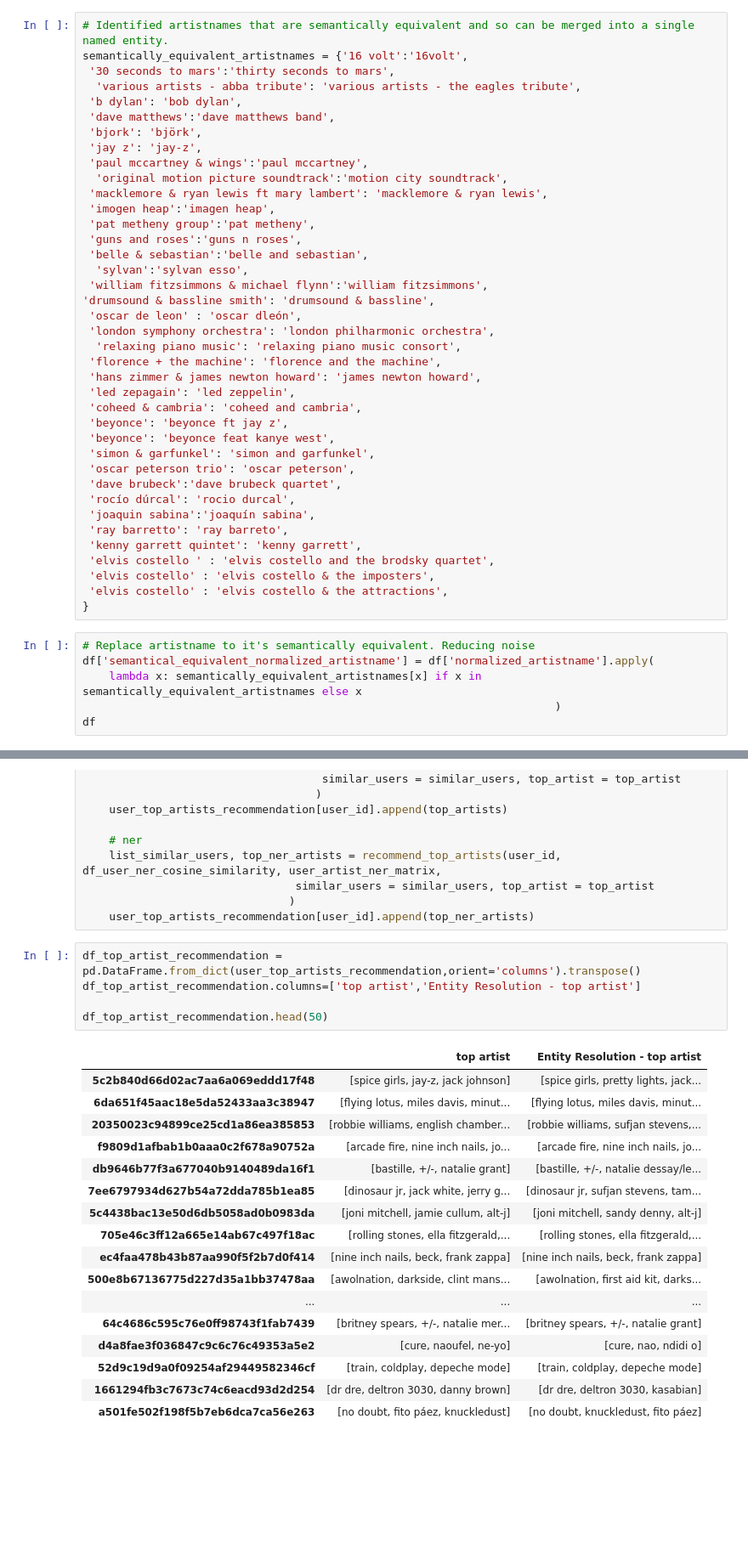
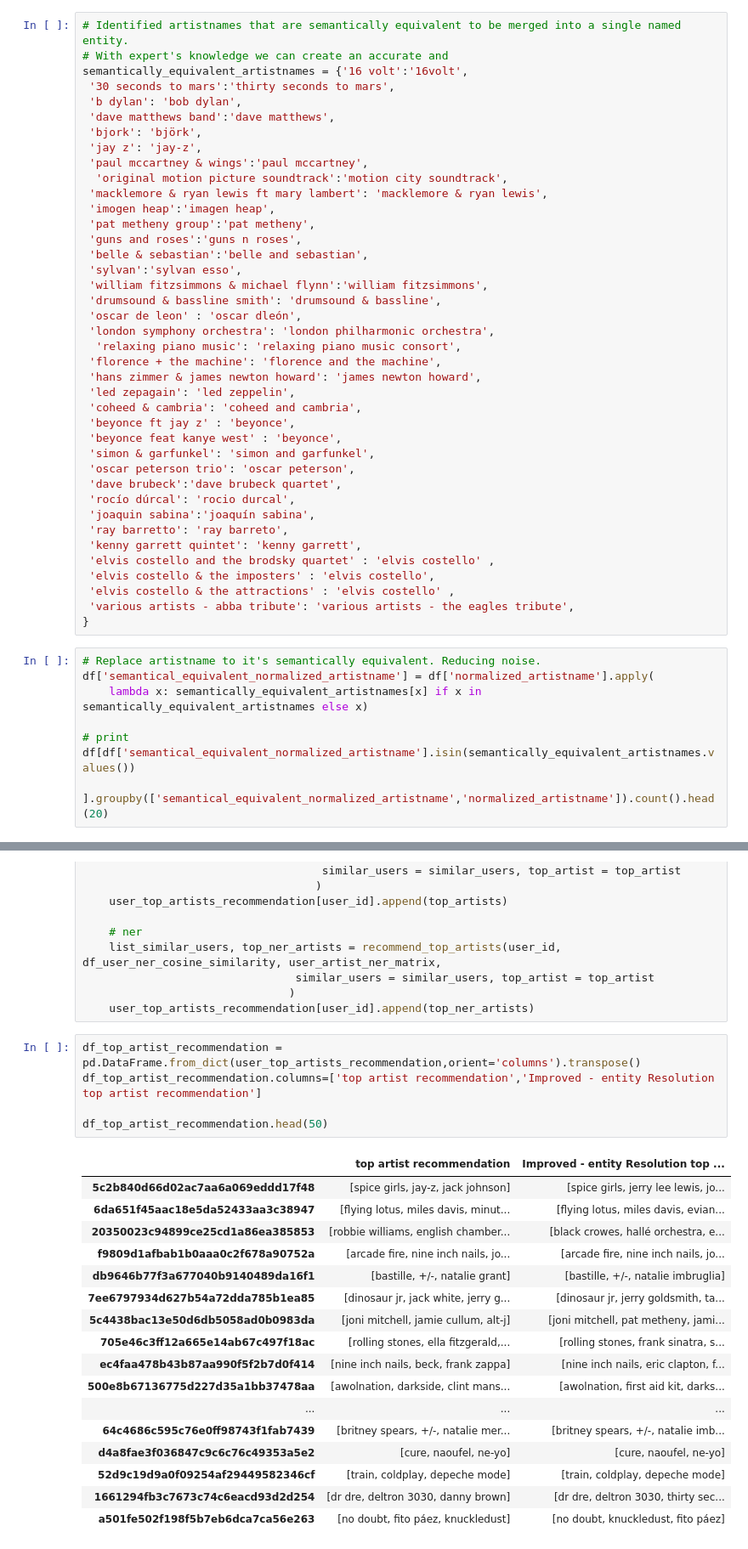
Before and after one commit to navitajain/NLP-Entity-Resolution-impact-on-Artist-Recommendation, a Jupyter notebook: NLP - Entity Resolution impact on Artist Recommendation.ipynb, the cells around one changed output, grey strips where cells are left out. Shown at 85% size. Drawn from its saved outputs; the diff is of its cells as text; blank space fills up the shorter version.

```diff
--- a/NLP - Entity Resolution impact on Artist Recommendation.ipynb
+++ b/NLP - Entity Resolution impact on Artist Recommendation.ipynb
@@ -242,10 +232,10 @@ robert johnson ['robert johnson', 'jerry johnson']
 # %%
-# Identified artistnames that are semantically equivalent and so can be merged into a single named entity.
+# Identified artistnames that are semantically equivalent to be merged into a single named entity.
+# With expert's knowledge we can create an accurate and
 semantically_equivalent_artistnames = {'16 volt':'16volt',
  '30 seconds to mars':'thirty seconds to mars',
-  'various artists - abba tribute': 'various artists - the eagles tribute',
  'b dylan': 'bob dylan',
- 'dave matthews':'dave matthews band',
+ 'dave matthews band':'dave matthews',
  'bjork': 'björk',
  'jay z': 'jay-z',
  'paul mccartney & wings':'paul mccartney',
@@ -255,9 +245,9 @@ semantically_equivalent_artistnames = {'16 volt':'16volt',
  'pat metheny group':'pat metheny',
  'guns and roses':'guns n roses',
  'belle & sebastian':'belle and sebastian',
-  'sylvan':'sylvan esso',
+ 'sylvan':'sylvan esso',
  'william fitzsimmons & michael flynn':'william fitzsimmons',
-'drumsound & bassline smith': 'drumsound & bassline',
+ 'drumsound & bassline smith': 'drumsound & bassline',
  'oscar de leon' : 'oscar dleón',
  'london symphony orchestra': 'london philharmonic orchestra',
   'relaxing piano music': 'relaxing piano music consort',
@@ -265,8 +255,8 @@ semantically_equivalent_artistnames = {'16 volt':'16volt',
  'hans zimmer & james newton howard': 'james newton howard',
  'led zepagain': 'led zeppelin',
  'coheed & cambria': 'coheed and cambria',
- 'beyonce': 'beyonce ft jay z',
- 'beyonce': 'beyonce feat kanye west',
+ 'beyonce ft jay z' : 'beyonce',
+ 'beyonce feat kanye west' : 'beyonce',
  'simon & garfunkel': 'simon and garfunkel',
  'oscar peterson trio': 'oscar peterson',
  'dave brubeck':'dave brubeck quartet',
@@ -274,14 +264,17 @@ semantically_equivalent_artistnames = {'16 volt':'16volt',
  'joaquin sabina':'joaquín sabina',
  'ray barretto': 'ray barreto',
  'kenny garrett quintet': 'kenny garrett',
- 'elvis costello ' : 'elvis costello and the brodsky quartet',
- 'elvis costello' : 'elvis costello & the imposters',
- 'elvis costello' : 'elvis costello & the attractions',
+ 'elvis costello and the brodsky quartet' : 'elvis costello' ,
+ 'elvis costello & the imposters' : 'elvis costello',
+ 'elvis costello & the attractions' : 'elvis costello' ,
+ 'various artists - abba tribute': 'various artists - the eagles tribute',
 }
 # %%
-# Replace artistname to it's semantically equivalent. Reducing noise
+# Replace artistname to it's semantically equivalent. Reducing noise.
 df['semantical_equivalent_normalized_artistname'] = df['normalized_artistname'].apply(
-    lambda x: semantically_equivalent_artistnames[x] if x in semantically_equivalent_artistnames else x
-                                                                       )
-df
+    lambda x: semantically_equivalent_artistnames[x] if x in semantically_equivalent_artistnames else x)
+
+# print
+df[df['semantical_equivalent_normalized_artistname'].isin(semantically_equivalent_artistnames.values())
+  ].groupby(['semantical_equivalent_normalized_artistname','normalized_artistname']).count().head(20)
 # %% [output]
@@ -447,26 +456,26 @@ for user_id in df.user_id:
     user_top_artists_recommendation[user_id].append(top_ner_artists)
 # %%
 df_top_artist_recommendation = pd.DataFrame.from_dict(user_top_artists_recommendation,orient='columns').transpose()
-df_top_artist_recommendation.columns=['top artist','Entity Resolution - top artist']
+df_top_artist_recommendation.columns=['top artist recommendation','Improved - entity Resolution top artist recommendation']
 
 df_top_artist_recommendation.head(50)
 # %% [output]
-|  | top artist | Entity Resolution - top artist |
-| 5c2b840d66d02ac7aa6a069eddd17f48 | [spice girls, jay-z, jack johnson] | [spice girls, pretty lights, jack... |
-| 6da651f45aac18e5da52433aa3c38947 | [flying lotus, miles davis, minut... | [flying lotus, miles davis, minut... |
-| 20350023c94899ce25cd1a86ea385853 | [robbie williams, english chamber... | [robbie williams, sufjan stevens,... |
+|  | top artist recommendation | Improved - entity Resolution top ... |
+| 5c2b840d66d02ac7aa6a069eddd17f48 | [spice girls, jay-z, jack johnson] | [spice girls, jerry lee lewis, jo... |
+| 6da651f45aac18e5da52433aa3c38947 | [flying lotus, miles davis, minut... | [flying lotus, miles davis, evian... |
+| 20350023c94899ce25cd1a86ea385853 | [robbie williams, english chamber... | [black crowes, hallé orchestra, e... |
 | f9809d1afbab1b0aaa0c2f678a90752a | [arcade fire, nine inch nails, jo... | [arcade fire, nine inch nails, jo... |
-| db9646b77f3a677040b9140489da16f1 | [bastille, +/-, natalie grant] | [bastille, +/-, natalie dessay/le... |
-| 7ee6797934d627b54a72dda785b1ea85 | [dinosaur jr, jack white, jerry g... | [dinosaur jr, sufjan stevens, tam... |
-| 5c4438bac13e50d6db5058ad0b0983da | [joni mitchell, jamie cullum, alt-j] | [joni mitchell, sandy denny, alt-j] |
-| 705e46c3ff12a665e14ab67c497f18ac | [rolling stones, ella fitzgerald,... | [rolling stones, ella fitzgerald,... |
-| ec4faa478b43b87aa990f5f2b7d0f414 | [nine inch nails, beck, frank zappa] | [nine inch nails, beck, frank zappa] |
+| db9646b77f3a677040b9140489da16f1 | [bastille, +/-, natalie grant] | [bastille, +/-, natalie imbruglia] |
+| 7ee6797934d627b54a72dda785b1ea85 | [dinosaur jr, jack white, jerry g... | [dinosaur jr, jerry goldsmith, ta... |
+| 5c4438bac13e50d6db5058ad0b0983da | [joni mitchell, jamie cullum, alt-j] | [joni mitchell, pat metheny, jami... |
+| 705e46c3ff12a665e14ab67c497f18ac | [rolling stones, ella fitzgerald,... | [rolling stones, frank sinatra, s... |
+| ec4faa478b43b87aa990f5f2b7d0f414 | [nine inch nails, beck, frank zappa] | [nine inch nails, eric clapton, f... |
 | 500e8b67136775d227d35a1bb37478aa | [awolnation, darkside, clint mans... | [awolnation, first aid kit, darks... |
 | ... | ... | ... |
-| 64c4686c595c76e0ff98743f1fab7439 | [britney spears, +/-, natalie mer... | [britney spears, +/-, natalie grant] |
-| d4a8fae3f036847c9c6c76c49353a5e2 | [cure, naoufel, ne-yo] | [cure, nao, ndidi o] |
+| 64c4686c595c76e0ff98743f1fab7439 | [britney spears, +/-, natalie mer... | [britney spears, +/-, natalie imb... |
+| d4a8fae3f036847c9c6c76c49353a5e2 | [cure, naoufel, ne-yo] | [cure, naoufel, ne-yo] |
 | 52d9c19d9a0f09254af29449582346cf | [train, coldplay, depeche mode] | [train, coldplay, depeche mode] |
-| 1661294fb3c7673c74c6eacd93d2d254 | [dr dre, deltron 3030, danny brown] | [dr dre, deltron 3030, kasabian] |
+| 1661294fb3c7673c74c6eacd93d2d254 | [dr dre, deltron 3030, danny brown] | [dr dre, deltron 3030, thirty sec... |
 | a501fe502f198f5b7eb6dca7ca56e263 | [no doubt, fito páez, knuckledust] | [no doubt, knuckledust, fito páez] |
 # %%
 print('Total Users' , len(df_top_artist_recommendation.index))
```
Also changed, not shown: parts of 23 cells of this notebook.
